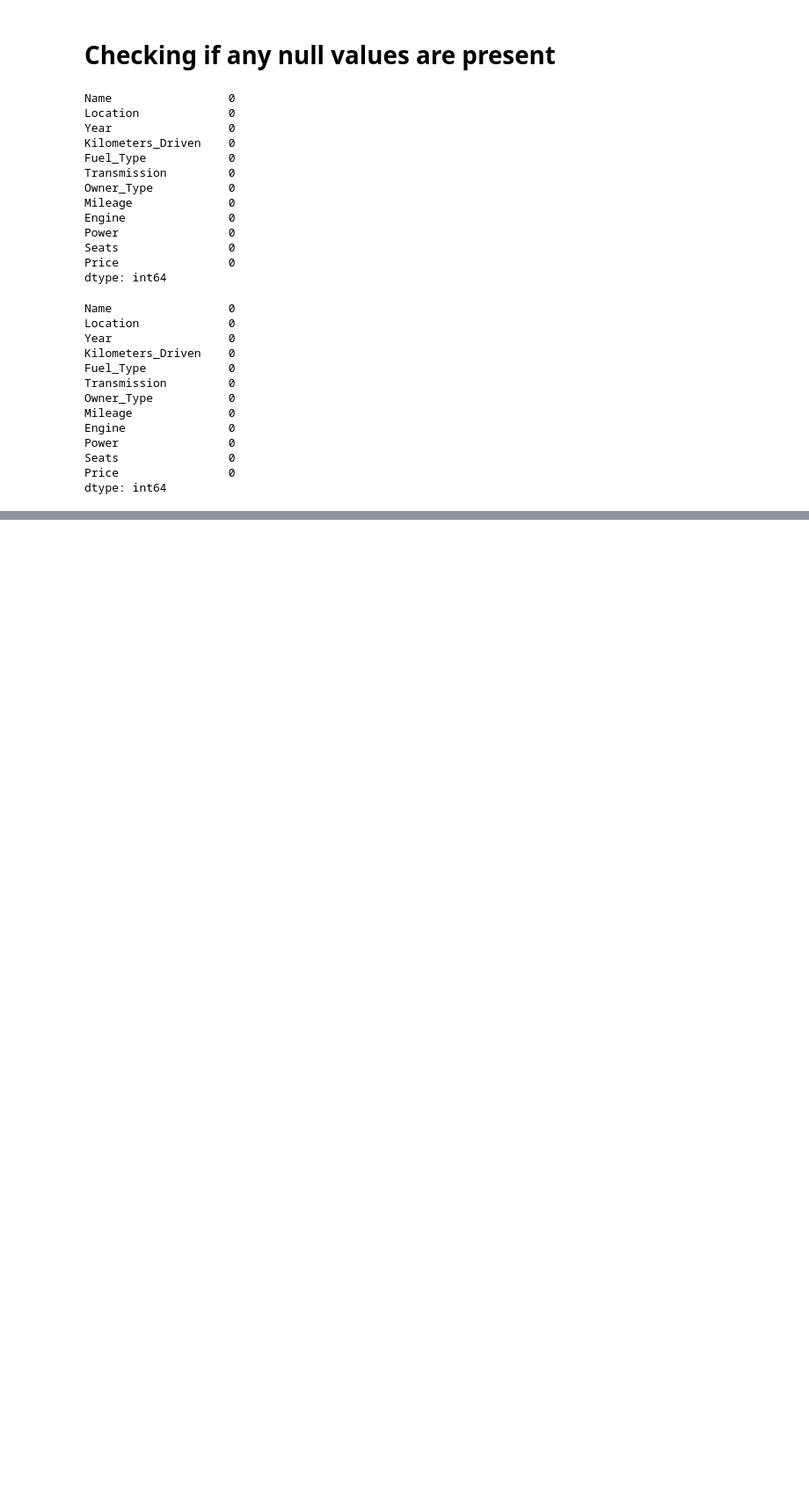
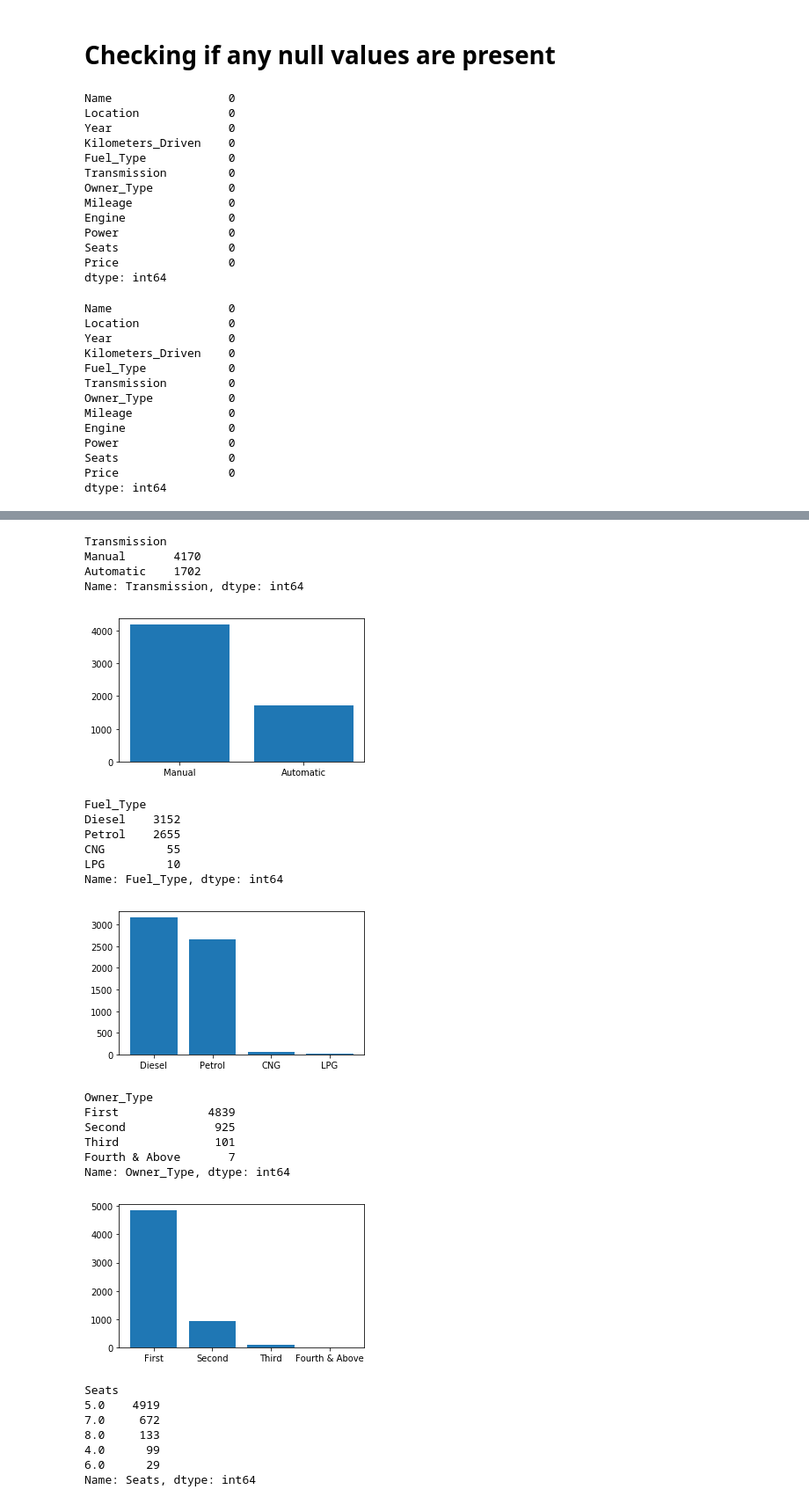
Before and after one commit to ddb95/Data_Science_and_ML_Projects, a Jupyter notebook: predictingUsedCars/PredictUsedCarsPrice.ipynb, the cells around one changed output, grey strips where cells are left out. Shown at 88% size. Cells and saved outputs as stored; diff of their text form; code cells hidden in the pictures; blank space fills up the shorter version.

Commit message:
Visualizations

```diff
--- a/predictingUsedCars/PredictUsedCarsPrice.ipynb
+++ b/predictingUsedCars/PredictUsedCarsPrice.ipynb
@@ -340,0 +352,42 @@ dtype: int64
+# %%
+categories = ['Transmission','Fuel_Type', 'Owner_Type', 'Seats', 'Location']
+
+for i, c in enumerate(categories):
+    v = trainingDataFinal[c].unique()
+
+    g = trainingDataFinal.groupby(by=c)[c].count().sort_values(ascending=False)
+    r = range(min(len(v), 5))
+
+    print( g.head())
+    plt.figure(figsize=(5,3))
+    plt.bar(r, g.head())
+    #plt.xticks(r, v)
+    plt.xticks(r, g.index)
+    plt.show()
+# %% [output]
+Transmission
+Manual       4170
+Automatic    1702
+Name: Transmission, dtype: int64
+[figure, added]
+Fuel_Type
+Diesel    3152
+Petrol    2655
+CNG         55
+LPG         10
+Name: Fuel_Type, dtype: int64
+[figure, added]
+Owner_Type
+First             4839
+Second             925
+Third              101
+Fourth & Above       7
+Name: Owner_Type, dtype: int64
+[figure, added]
+Seats
+5.0    4919
+7.0     672
+8.0     133
+4.0      99
+6.0      29
+Name: Seats, dtype: int64
```
Also changed, not shown: parts of 3 cells of this notebook.
